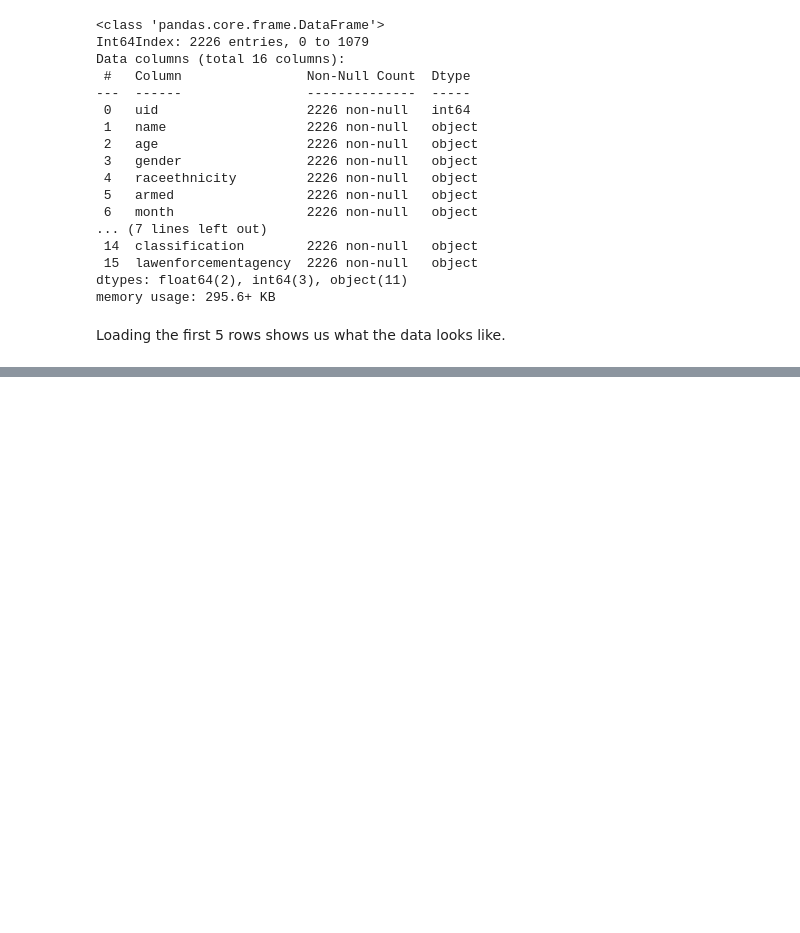
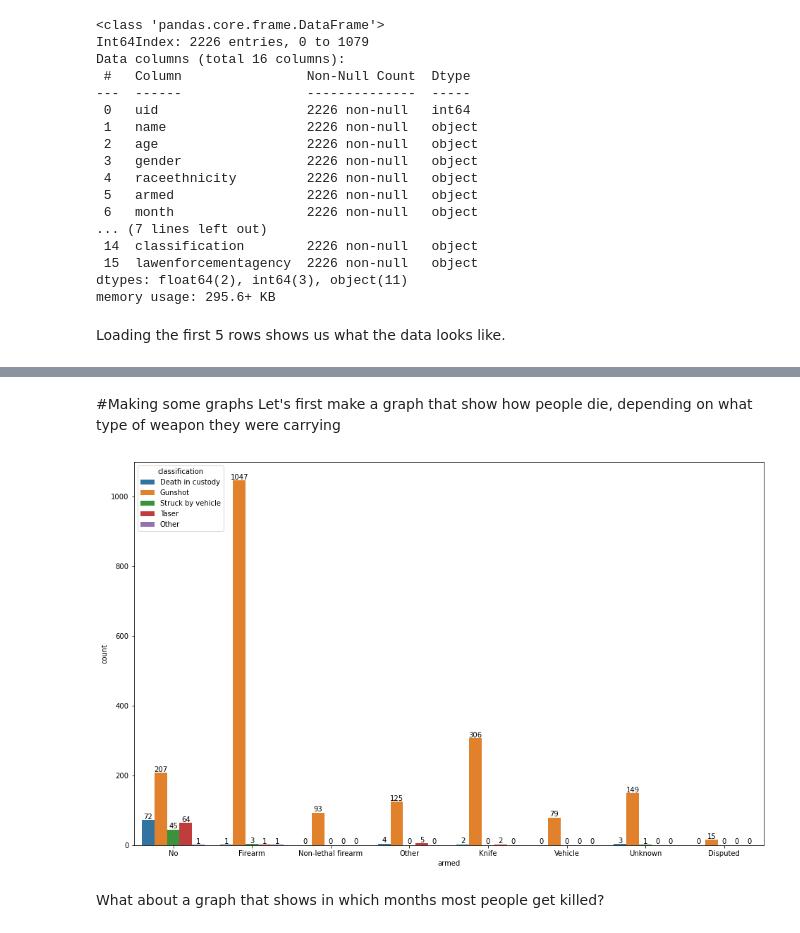
Before and after one commit to awesomealex1/TheCounted, a Jupyter notebook: notebook.ipynb, the cells around one changed output, grey strips where cells are left out. Saved outputs shown, nothing was run; the diff lists cells and outputs as text; code cells hidden in the pictures; blank space fills up the shorter version.

Commit message:
Added first graph showing how people get killed

```diff
--- a/notebook.ipynb
+++ b/notebook.ipynb
@@ -42,0 +39,26 @@ import matplotlib.pyplot as plt
+# %% [markdown]
+#Making some graphs
+Let's first make a graph that show how people die, depending on what type of weapon they were carrying
+# %%
+import numpy as np
+import seaborn as sns
+import matplotlib.pyplot as plt
+
+plt.figure(figsize=(16, 10))
+
+x = data.groupby(['armed', 'classification']).size()
+ax = sns.countplot(x="armed", hue="classification", data=data)
+for p in ax.patches:
+    height = p.get_height()
+    label = ""
+    if str(height) == "nan":
+        height = 0
+    ax.text(p.get_x()+p.get_width()/2.,
+            height+3,
+            int(height),
+            ha="center")
+plt.show()
+# %% [output]
+[figure, added]
+# %% [markdown]
+What about a graph that shows in which months most people get killed?
```
Also changed, not shown: parts of 1 cell of this notebook.
